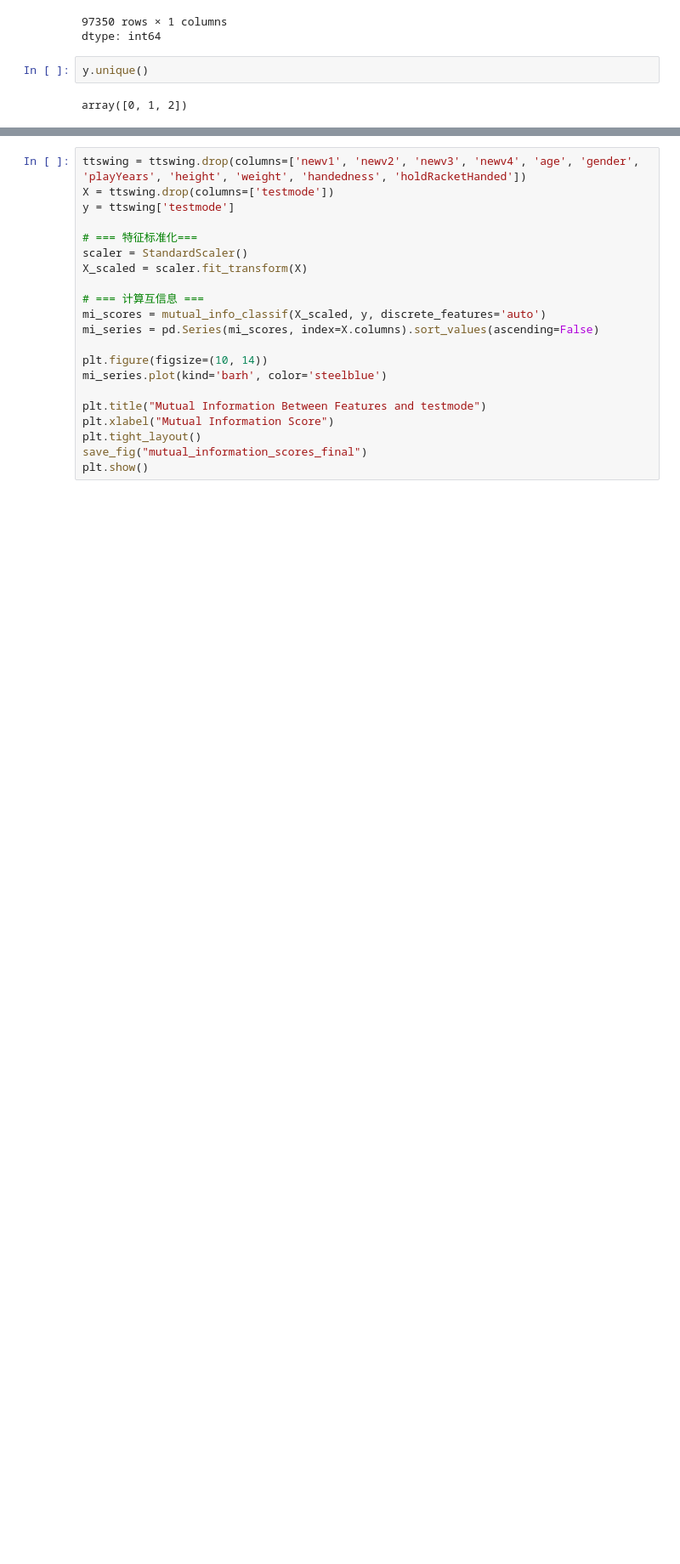
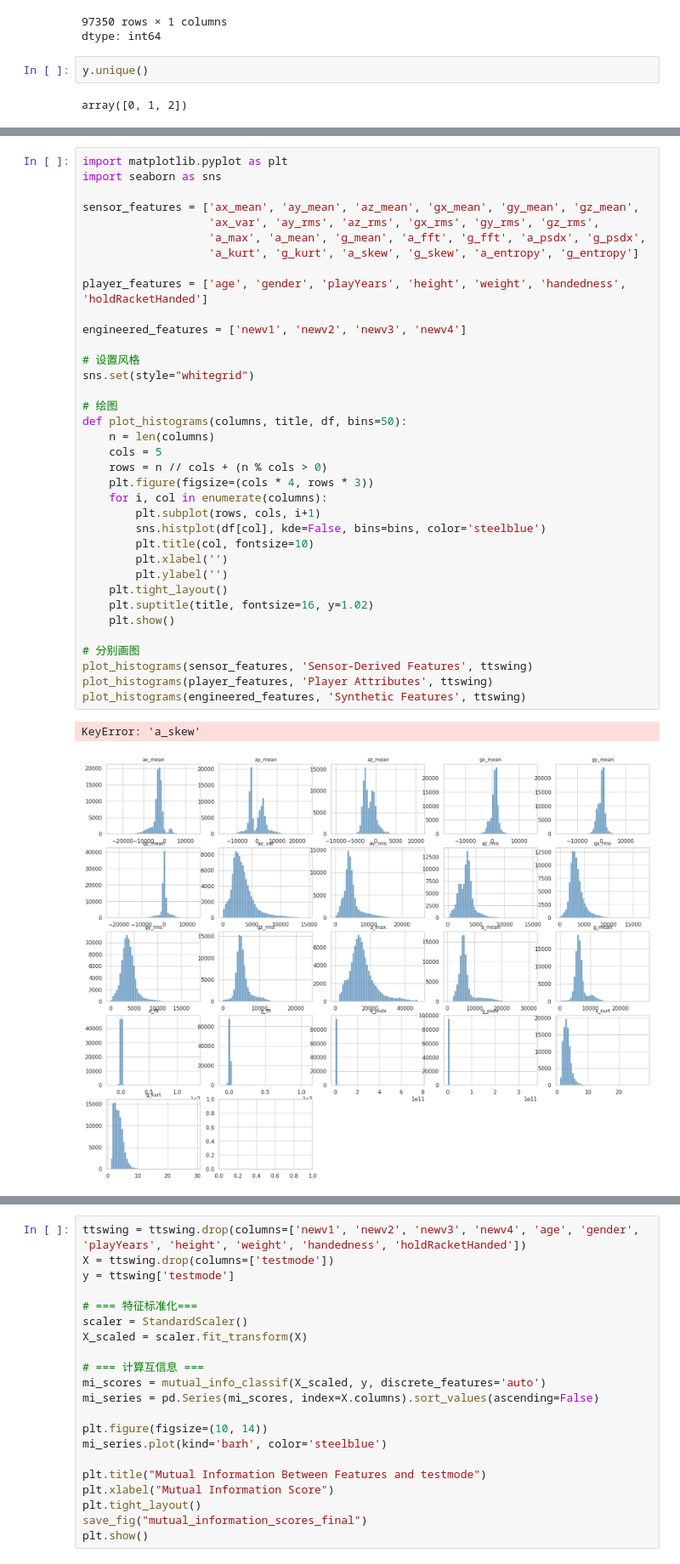
Before and after one commit to Renee0330/bob_study_allFiles, a Jupyter notebook: untitled1.ipynb, the cells around one changed output, grey strips where cells are left out. Shown at 85% size. Saved outputs shown, nothing was run; the diff lists cells and outputs as text; blank space fills up the shorter version.

```diff
--- a/untitled1.ipynb
+++ b/untitled1.ipynb
@@ -141,3 +147,42 @@ array([0, 1, 2])
+# %%
+import matplotlib.pyplot as plt
+import seaborn as sns
+
+sensor_features = ['ax_mean', 'ay_mean', 'az_mean', 'gx_mean', 'gy_mean', 'gz_mean',
+                   'ax_var', 'ay_rms', 'az_rms', 'gx_rms', 'gy_rms', 'gz_rms',
+                   'a_max', 'a_mean', 'g_mean', 'a_fft', 'g_fft', 'a_psdx', 'g_psdx',
+                   'a_kurt', 'g_kurt', 'a_skew', 'g_skew', 'a_entropy', 'g_entropy']
+
+player_features = ['age', 'gender', 'playYears', 'height', 'weight', 'handedness', 'holdRacketHanded']
+
+engineered_features = ['newv1', 'newv2', 'newv3', 'newv4']
+
+# 设置风格
+sns.set(style="whitegrid")
+
+# 绘图
+def plot_histograms(columns, title, df, bins=50):
+    n = len(columns)
+    cols = 5
+    rows = n // cols + (n % cols > 0)
+    plt.figure(figsize=(cols * 4, rows * 3))
+    for i, col in enumerate(columns):
+        plt.subplot(rows, cols, i+1)
+        sns.histplot(df[col], kde=False, bins=bins, color='steelblue')
+        plt.title(col, fontsize=10)
+        plt.xlabel('')
+        plt.ylabel('')
+    plt.tight_layout()
+    plt.suptitle(title, fontsize=16, y=1.02)
+    plt.show()
+
+# 分别画图
+plot_histograms(sensor_features, 'Sensor-Derived Features', ttswing)
+plot_histograms(player_features, 'Player Attributes', ttswing)
+plot_histograms(engineered_features, 'Synthetic Features', ttswing)
+# %% [output]
+KeyError: 'a_skew'
+[figure, added]
 # %%
 # === 提取特征 X 和标签 y ===
 X = ttswing.drop(columns=['testmode'])
```
Also changed, not shown: parts of 4 cells of this notebook.
